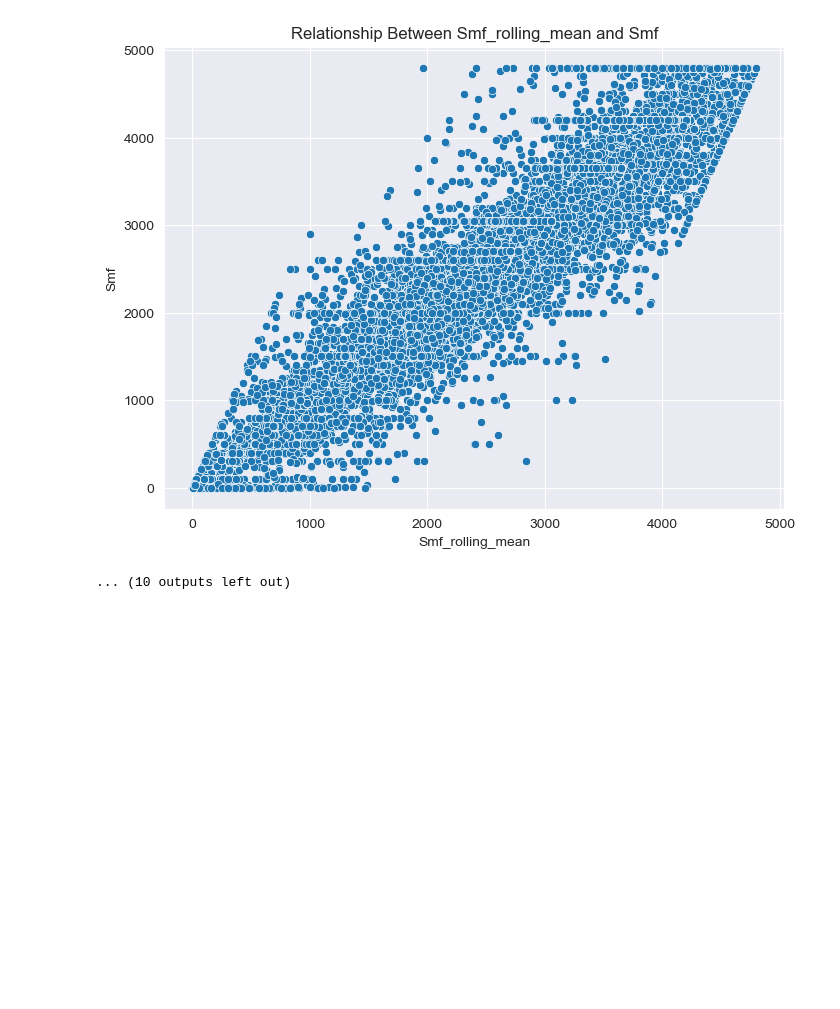
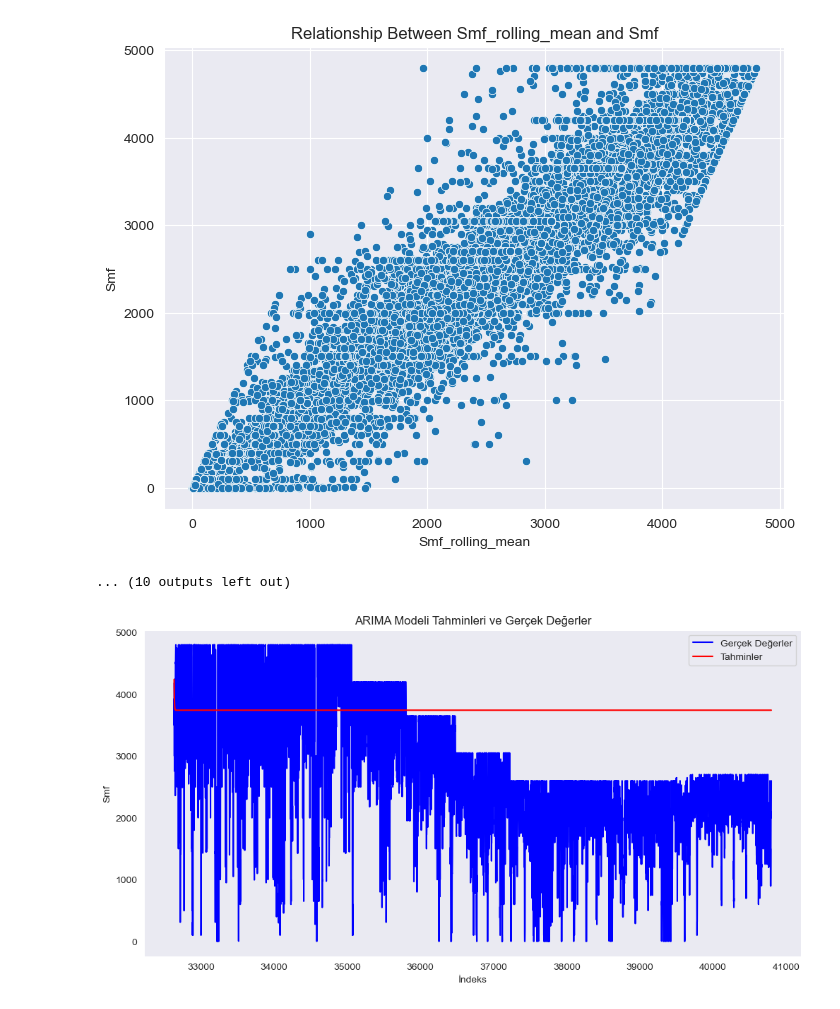
Before and after one commit to rranagungorr/LFD_24-25, a Jupyter notebook: notebooks/02_data_exploration.ipynb, the cells around one changed output. Drawn from its saved outputs; the diff is of its cells as text; code cells hidden in the pictures; blank space fills up the shorter version.

```diff
--- a/notebooks/02_data_exploration.ipynb
+++ b/notebooks/02_data_exploration.ipynb
@@ -483,3 +483,35 @@ if __name__ == "__main__":
 [figure]
 [figure]
 ... (10 outputs left out)
+# %%
+import pandas as pd
+import matplotlib.pyplot as plt
+
+# Tahmin sonuçlarının ve test verisinin yolları
+predictions_path = r'C:\Users\PC\Documents\GitHub\LFD_24-25\results\arima_predictions.csv'
+data_path = r'C:\Users\PC\Documents\GitHub\LFD_24-25\data\processed\final_feature_selection.csv'
+
+# Veri setlerini yükle
+predictions = pd.read_csv(predictions_path)
+data = pd.read_csv(data_path)
+
+# Test verisinin gerçek değerlerini al (son %20)
+target_variable = 'Smf'
+train_size = int(len(data) * 0.8)
+test_data = data[target_variable][train_size:]
+
+# Tahminlerin indeksini test verisininkiyle eşitle (zaman serisi gibi gösterim için)
+predictions.index = test_data.index
+
+# Görselleştirme
+plt.figure(figsize=(12, 6))
+plt.plot(test_data.index, test_data, label="Gerçek Değerler", color="blue")
+plt.plot(test_data.index, predictions['Predictions'], label="Tahminler", color="red")
+plt.title("ARIMA Modeli Tahminleri ve Gerçek Değerler")
+plt.xlabel("İndeks")
+plt.ylabel("Smf")
+plt.legend()
+plt.grid()
+plt.show()
+# %% [output]
+[figure, added]
```
Also changed, not shown: parts of 4 cells of this notebook, 15 other files.
